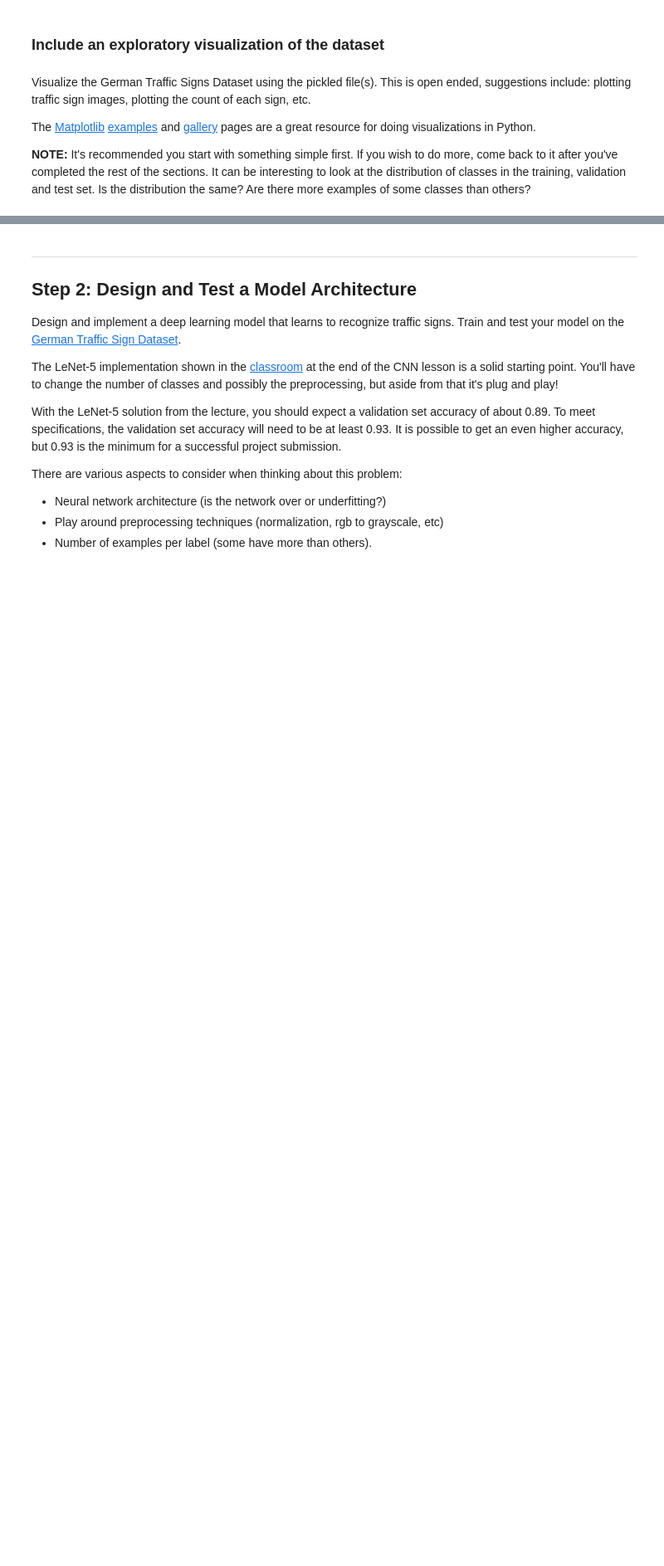
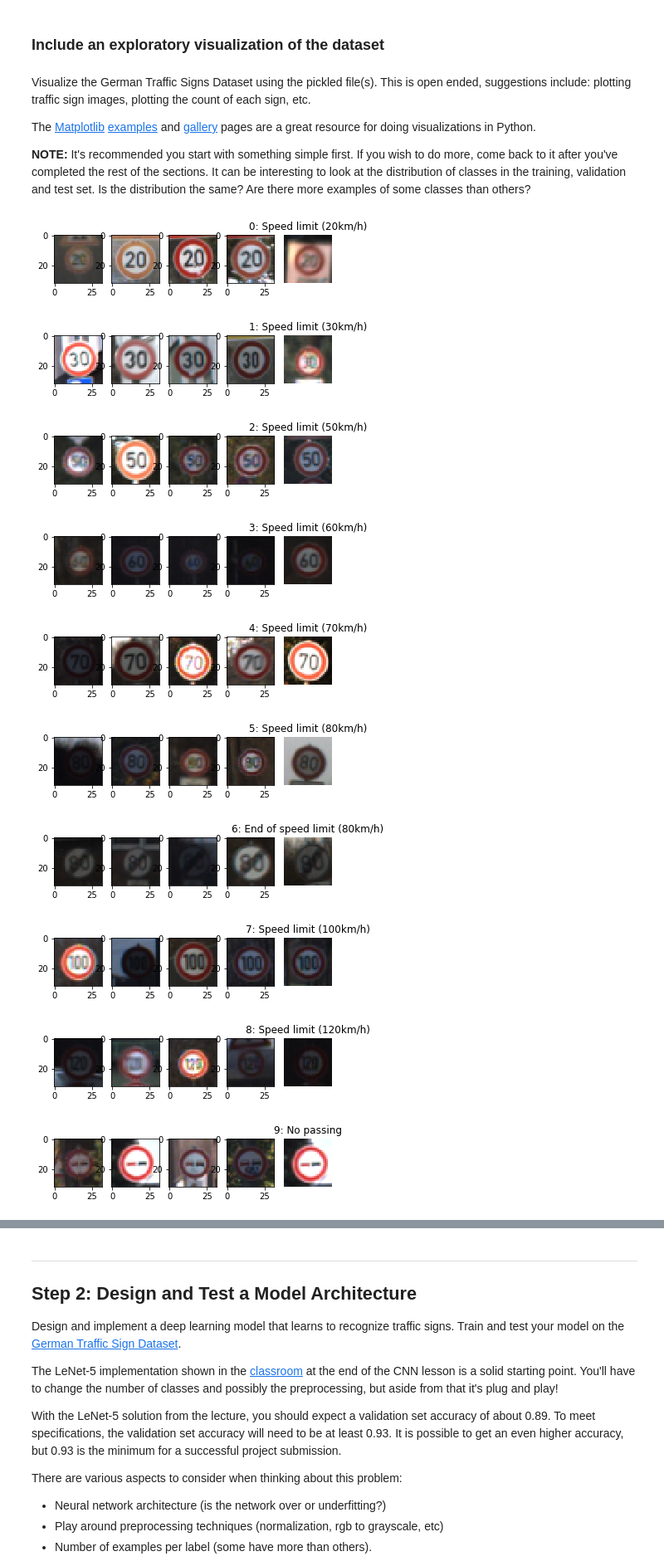
Before and after one commit to yang1688899/CarND-Traffic-Sign-Classifier-Project, a Jupyter notebook: Traffic_Sign_Classifier.ipynb, the cells around one changed output, grey strips where cells are left out. Shown at 83% size. Cells and saved outputs as stored; diff of their text form; code cells hidden in the pictures; blank space fills up the shorter version.

```diff
--- a/Traffic_Sign_Classifier.ipynb
+++ b/Traffic_Sign_Classifier.ipynb
@@ -93,10 +93,36 @@ The [Matplotlib](http://matplotlib.org/) [examples](http://matplotlib.org/exampl
 # %%
 ### Data exploration visualization code goes here.
 ### Feel free to use as many code cells as needed.
+import cv2
 import matplotlib.pyplot as plt
+import csv
+import random
 # Visualizations will be shown in the notebook.
 %matplotlib inline
-print(y_train[0],": ")
-plt.figure()
-plt.imshow(X_train[1])
+
+with open('signnames.csv') as csvfile:
+    class_name = []
+    reader = csv.DictReader(csvfile)
+    for row in reader:
+        class_name.append(row['SignName'])
+
+for i in range(n_classes):
+    plt.figure()
+    X_class = X_train[y_train==i]
+    show_sample_index = random.sample(range(len(X_class)), 5)
+    for j in range(5):
+        plt.subplot(1,5,j+1)
+        plt.imshow(X_class[show_sample_index[j]])
+    title = '%s: %s'%(i,class_name[i])
+    plt.title(title)
 # %% [output]
+[figure, new version]
+[figure, added]
+[figure, added]
+[figure, added]
+[figure, added]
+[figure, added]
+[figure, added]
+[figure, added]
+[figure, added]
+[figure, added]
```
Also changed, not shown: parts of 9 cells of this notebook, 13 other files.
